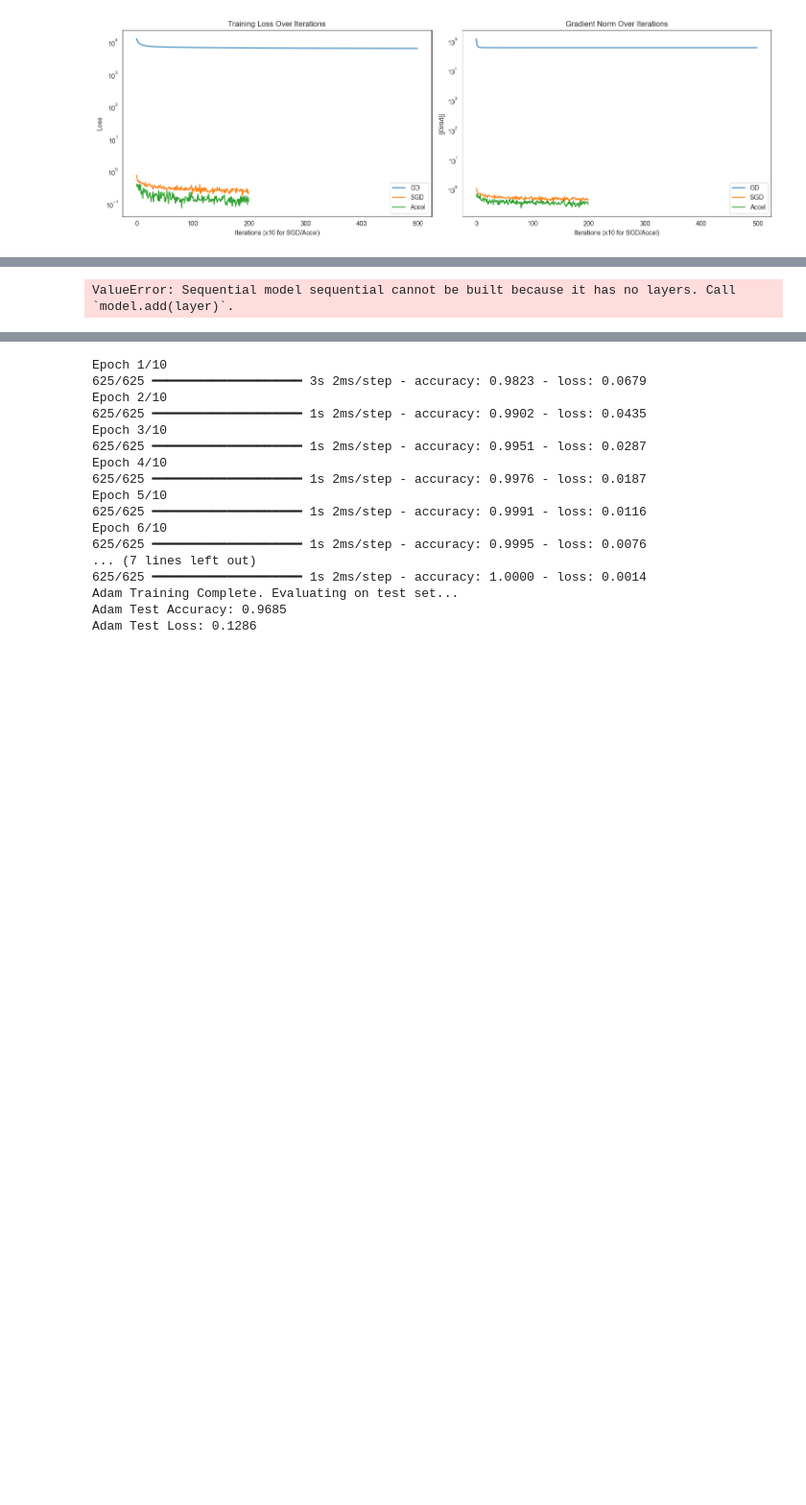
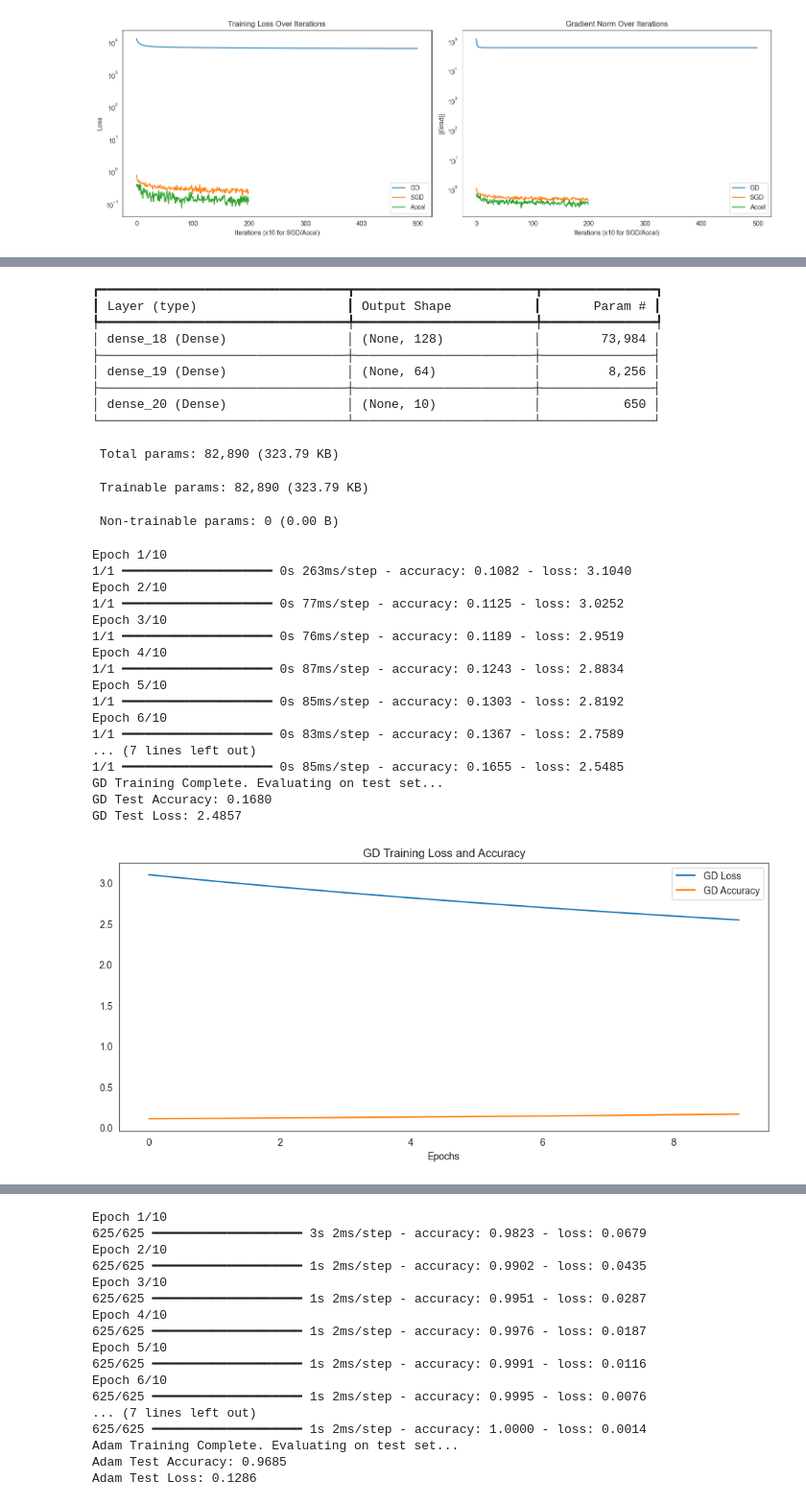
Before and after one commit to Ripa-Shah/MachineLearningOptimization, a Jupyter notebook: Data_preparation.ipynb, the cells around one changed output, grey strips where cells are left out. Shown at 96% size. Saved outputs shown, nothing was run; the diff lists cells and outputs as text; code cells hidden in the pictures; blank space fills up the shorter version.

```diff
--- a/Data_preparation.ipynb
+++ b/Data_preparation.ipynb
@@ -1050,15 +1050,41 @@ plt.show()
 # %% [output]
 [figure]
 # %%
+import keras
+from keras import layers
+import numpy as np
+import matplotlib.pyplot as plt
 #To demonstrate different optimizers, we re-compile for each case:
 # 1. Implementation for GD (Batch Gradient Descent)
 # Use a batch size equal to the entire training set
 optimizer_gd = keras.optimizers.SGD(learning_rate=0.01)
+model = keras.Sequential([
+    layers.Input(shape=(num_features,)),
+
+    layers.Dense(128, activation='relu',
+                 kernel_initializer='he_uniform',
+                 bias_initializer='zeros'),
+
+    layers.Dense(64, activation='relu',
+                 kernel_initializer='he_uniform',
+                 bias_initializer='zeros'),
+
+    layers.Dense(10, activation='softmax')
+])
 model.compile(optimizer=optimizer_gd, loss='sparse_categorical_crossentropy', metrics=['accuracy'])
 # Convert One-Hot vectors back to integer labels
 Y_train_int = np.argmax(Y_train, axis=1)
+model.summary()
 history_gd = model.fit(x_train_final, Y_train_int, epochs=10, batch_size=len(x_train_final))
 print("GD Training Complete. Evaluating on test set...")
 test_loss_gd, test_acc_gd = model.evaluate(x_test_final, np.argmax(Y_test, axis=1), verbose=0)
 print(f"GD Test Accuracy: {test_acc_gd:.4f}")
+print(f"GD Test Loss: {test_loss_gd:.4f}")
+plt.figure(figsize=(12,5))
+plt.plot(history_gd.history['loss'], label='GD Loss')
+plt.plot(history_gd.history['accuracy'], label='GD Accuracy')
+plt.title("GD Training Loss and Accuracy")
+plt.xlabel("Epochs")
+plt.legend()
+plt.show()
 # %% [output]
@@ -1067,4 +1092,33 @@ Epoch 1/10
-ValueError: Sequential model sequential cannot be built because it has no layers. Call `model.add(layer)`.
+┏━━━━━━━━━━━━━━━━━━━━━━━━━━━━━━━━━┳━━━━━━━━━━━━━━━━━━━━━━━━┳━━━━━━━━━━━━━━━┓
+┃ Layer (type)                    ┃ Output Shape           ┃       Param # ┃
+┡━━━━━━━━━━━━━━━━━━━━━━━━━━━━━━━━━╇━━━━━━━━━━━━━━━━━━━━━━━━╇━━━━━━━━━━━━━━━┩
+│ dense_18 (Dense)                │ (None, 128)            │        73,984 │
+├─────────────────────────────────┼────────────────────────┼───────────────┤
+│ dense_19 (Dense)                │ (None, 64)             │         8,256 │
+├─────────────────────────────────┼────────────────────────┼───────────────┤
+│ dense_20 (Dense)                │ (None, 10)             │           650 │
+└─────────────────────────────────┴────────────────────────┴───────────────┘
+ Total params: 82,890 (323.79 KB)
+ Trainable params: 82,890 (323.79 KB)
+ Non-trainable params: 0 (0.00 B)
+Epoch 1/10
+1/1 ━━━━━━━━━━━━━━━━━━━━ 0s 263ms/step - accuracy: 0.1082 - loss: 3.1040
+Epoch 2/10
+1/1 ━━━━━━━━━━━━━━━━━━━━ 0s 77ms/step - accuracy: 0.1125 - loss: 3.0252
+Epoch 3/10
+1/1 ━━━━━━━━━━━━━━━━━━━━ 0s 76ms/step - accuracy: 0.1189 - loss: 2.9519
+Epoch 4/10
+1/1 ━━━━━━━━━━━━━━━━━━━━ 0s 87ms/step - accuracy: 0.1243 - loss: 2.8834
+Epoch 5/10
+1/1 ━━━━━━━━━━━━━━━━━━━━ 0s 85ms/step - accuracy: 0.1303 - loss: 2.8192
+Epoch 6/10
+1/1 ━━━━━━━━━━━━━━━━━━━━ 0s 83ms/step - accuracy: 0.1367 - loss: 2.7589
+... (7 lines left out)
+1/1 ━━━━━━━━━━━━━━━━━━━━ 0s 85ms/step - accuracy: 0.1655 - loss: 2.5485
+GD Training Complete. Evaluating on test set...
+GD Test Accuracy: 0.1680
+GD Test Loss: 2.4857
+[figure, added]
 # %%
 # 2. Implementation for SGD (Stochastic Gradient Descent)
 # Use a batch size of 1
```
Also changed, not shown: parts of 2 cells of this notebook.
